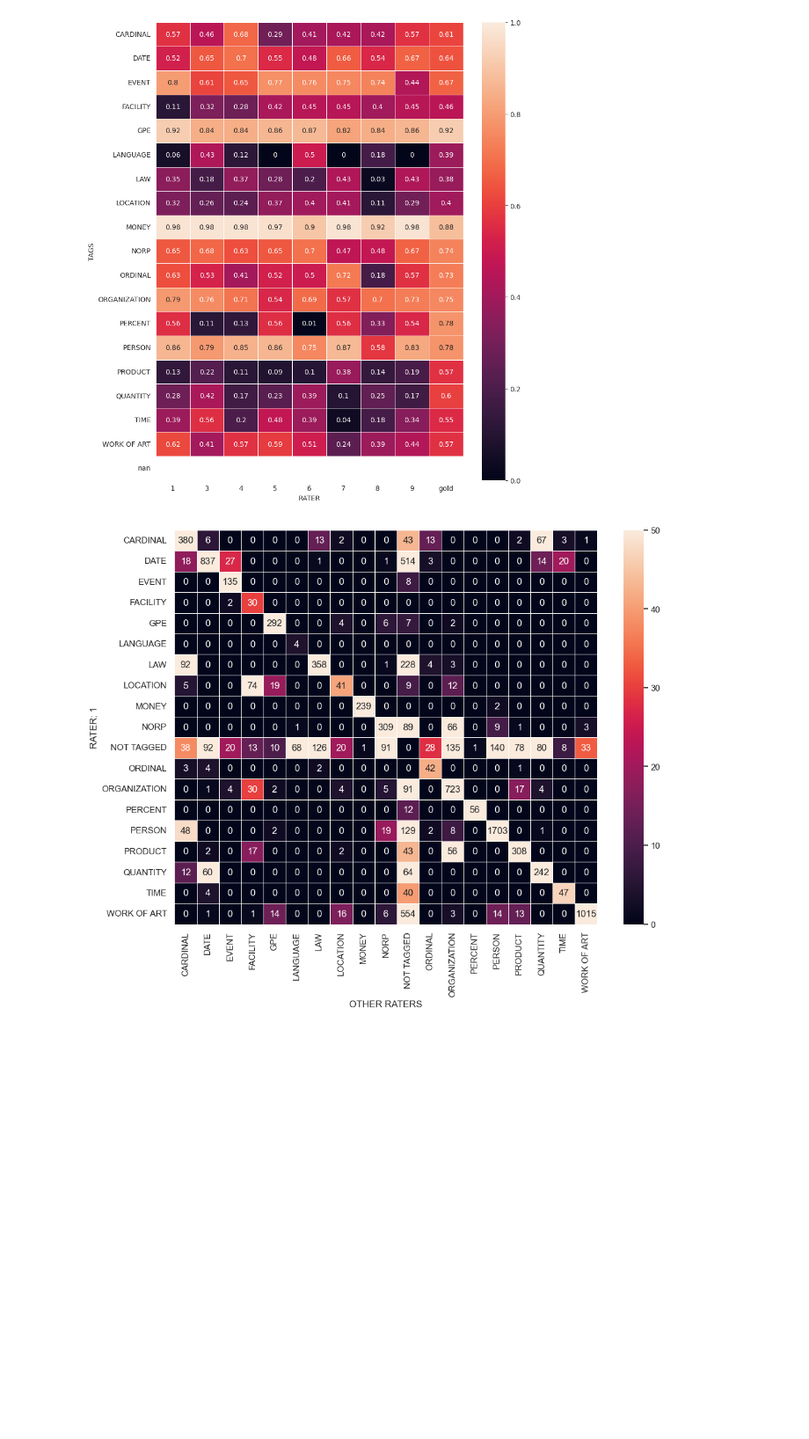
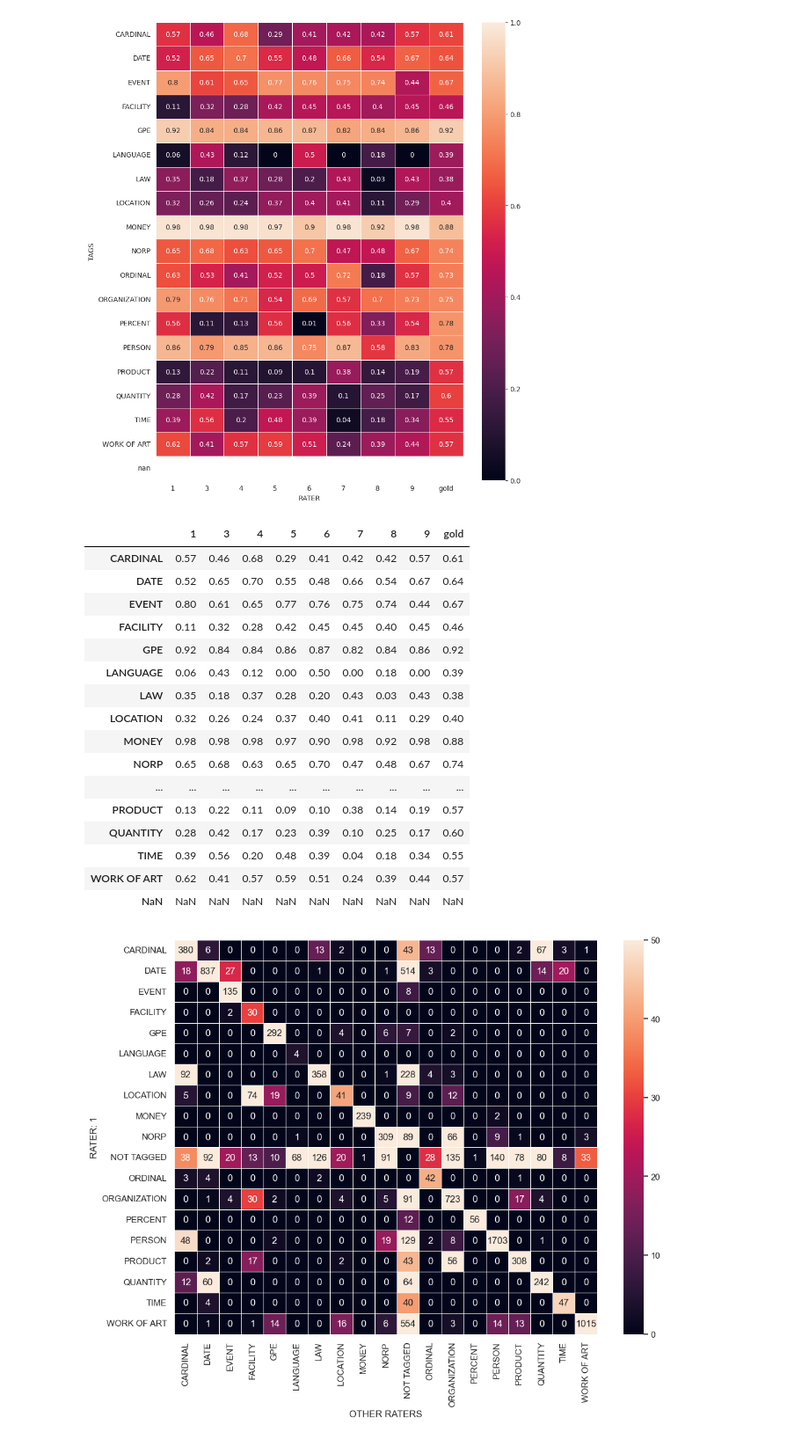
Before and after one commit to emiltj/DANSK_eval, a Jupyter notebook: src/inter_annotators_vs_DANSK_matrix copy.ipynb, the cells around one changed output. Shown at 88% size. Drawn from its saved outputs; the diff is of its cells as text; code cells hidden in the pictures; blank space fills up the shorter version.

Commit message:
finished the evaluation metrics, but only in tables!

```diff
--- a/src/inter_annotators_vs_DANSK_matrix.ipynb
+++ b/src/inter_annotators_vs_DANSK_matrix copy.ipynb
@@ -75,7 +75,7 @@ for id in range(1, 11):
         NER_df = prepare_NER(preprocessed_df)
         NERdf_list.append(NER_df)
 
-model_raw = pd.read_json("../data/dansk.jsonl", lines=True)
+model_raw = pd.read_json("../data/DANSK/full.jsonl", lines=True)
 model_preprocessed = preprocess_rater(model_raw, "gold")
 raterdf_list.append(model_preprocessed)
 model_NER = prepare_NER(model_preprocessed)
@@ -536,6 +547,7 @@ df = pd.DataFrame(rater_avgs, index = unique_tags)
 
 # Sort by index name
 df = df.sort_index()
+df.columns = [1,3,4,5,6,7,8,9,"gold"]
 
 # Create matrix
 print("AVERAGE STRICT F1-SCORE BY TAG AND RATER")
@@ -553,0 +563,20 @@ np.savetxt("../output/interrater/including_dansk/AVERAGE_STRICT_F1_SCORE_BY_TAG_
+# %%
+df
+# %% [output]
+|  | 1 | 3 | 4 | 5 | 6 | 7 | 8 | 9 | gold |
+| CARDINAL | 0.57 | 0.46 | 0.68 | 0.29 | 0.41 | 0.42 | 0.42 | 0.57 | 0.61 |
+| DATE | 0.52 | 0.65 | 0.70 | 0.55 | 0.48 | 0.66 | 0.54 | 0.67 | 0.64 |
+| EVENT | 0.80 | 0.61 | 0.65 | 0.77 | 0.76 | 0.75 | 0.74 | 0.44 | 0.67 |
+| FACILITY | 0.11 | 0.32 | 0.28 | 0.42 | 0.45 | 0.45 | 0.40 | 0.45 | 0.46 |
+| GPE | 0.92 | 0.84 | 0.84 | 0.86 | 0.87 | 0.82 | 0.84 | 0.86 | 0.92 |
+| LANGUAGE | 0.06 | 0.43 | 0.12 | 0.00 | 0.50 | 0.00 | 0.18 | 0.00 | 0.39 |
+| LAW | 0.35 | 0.18 | 0.37 | 0.28 | 0.20 | 0.43 | 0.03 | 0.43 | 0.38 |
+| LOCATION | 0.32 | 0.26 | 0.24 | 0.37 | 0.40 | 0.41 | 0.11 | 0.29 | 0.40 |
+| MONEY | 0.98 | 0.98 | 0.98 | 0.97 | 0.90 | 0.98 | 0.92 | 0.98 | 0.88 |
+| NORP | 0.65 | 0.68 | 0.63 | 0.65 | 0.70 | 0.47 | 0.48 | 0.67 | 0.74 |
+| ... | ... | ... | ... | ... | ... | ... | ... | ... | ... |
+| PRODUCT | 0.13 | 0.22 | 0.11 | 0.09 | 0.10 | 0.38 | 0.14 | 0.19 | 0.57 |
+| QUANTITY | 0.28 | 0.42 | 0.17 | 0.23 | 0.39 | 0.10 | 0.25 | 0.17 | 0.60 |
+| TIME | 0.39 | 0.56 | 0.20 | 0.48 | 0.39 | 0.04 | 0.18 | 0.34 | 0.55 |
+| WORK OF ART | 0.62 | 0.41 | 0.57 | 0.59 | 0.51 | 0.24 | 0.39 | 0.44 | 0.57 |
+| NaN | NaN | NaN | NaN | NaN | NaN | NaN | NaN | NaN | NaN |
```
Also changed, not shown: parts of 11 cells of this notebook, 57 other files.
